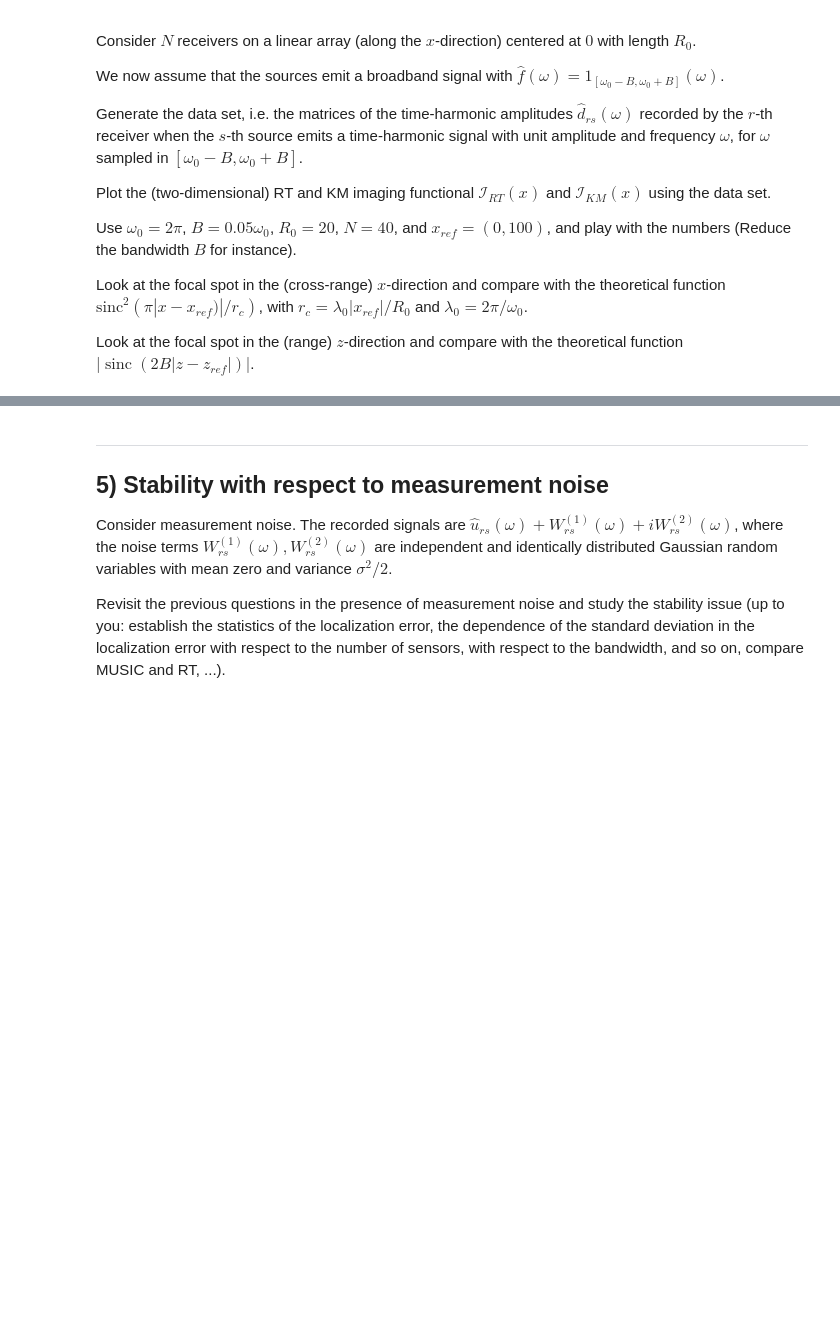
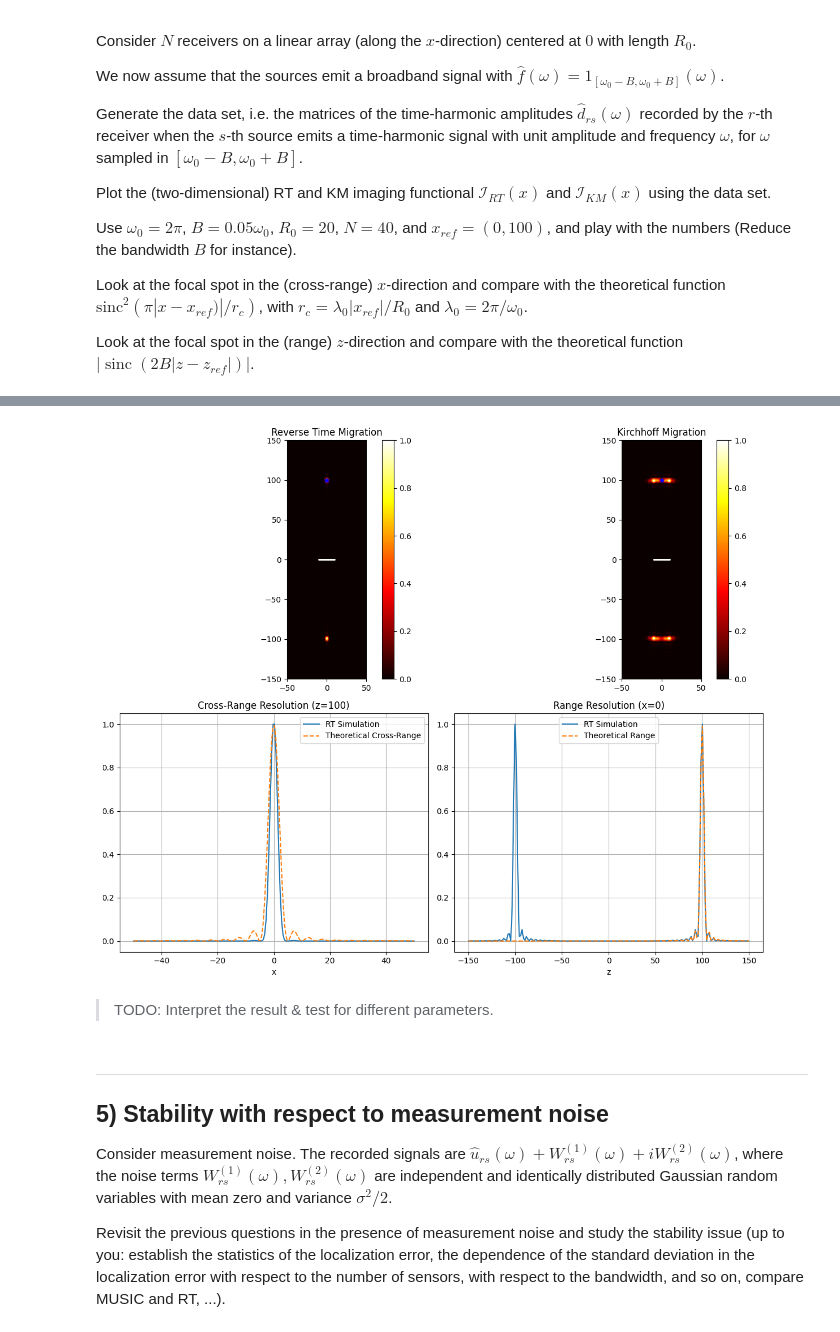
Before and after one commit to adonis107/MVA-IPI, a Jupyter notebook: notebooks/1. notebook.ipynb, the cells around one changed output, grey strips where cells are left out. Drawn from its saved outputs; the diff is of its cells as text; code cells hidden in the pictures; blank space fills up the shorter version.

```diff
--- a/notebooks/1. notebook.ipynb
+++ b/notebooks/1. notebook.ipynb
@@ -234,16 +229,12 @@ for idx, x_ref in enumerate(ref_positions):
     ax_th = axes[row_idx, col_start + 1]
 
     ax_rt.set_title(f"Position {x_ref}: Reverse Time Migration")
-    ax_rt.imshow(
-        I_RT, extent=(xlim[0], xlim[1], zlim[0], zlim[1]), origin="lower", cmap="hot"
-    )
+    ax_rt.imshow(I_RT, extent=(xlim[0], xlim[1], zlim[0], zlim[1]), origin="lower", cmap="hot")
     ax_rt.scatter(x_t[:, 0], x_t[:, 1], color="white", marker="x", label="Transducers")
     ax_rt.scatter(x_ref[0], x_ref[1], color="blue", marker="*", label="Reflector")
 
     ax_th.set_title(f"Position {x_ref}: Theoretical Imaging Functional")
-    ax_th.imshow(
-        I_TH, extent=(xlim[0], xlim[1], zlim[0], zlim[1]), origin="lower", cmap="hot"
-    )
+    ax_th.imshow(I_TH, extent=(xlim[0], xlim[1], zlim[0], zlim[1]), origin="lower", cmap="hot")
     ax_th.scatter(x_t[:, 0], x_t[:, 1], color="white", marker="x", label="Transducers")
     ax_th.scatter(x_ref[0], x_ref[1], color="blue", marker="*", label="Reflector")
 
@@ -541,10 +489,0 @@ X, Z = np.meshgrid(x, z)
-# %%
-data_list = []
-
-for omega in ws:
-    dist_t_ref = np.linalg.norm(x_t - x_ref, axis=1)
-    v = GreenRT(dist_t_ref, omega)
-    D = -(omega**2 / 16) * np.outer(v, v)
-    data_list.append(D)
-
-data_list = np.array(data_list)  # shape (Nw, N, N)
@@ -676,3 +551,60 @@ interactive(children=(IntSlider(value=15, description='omega index', max=29), Ou
+# %%
+# Theoretical cross-range resolution
+z_idx = np.argmin(np.abs(z - x_ref[1]))
+rt_slice_x = I_RT[z_idx, :]
+th_slice_x = np.sinc((x - x_ref[0]) / r_c) ** 2
+
+# Theoretical range resolution
+x_idx = np.argmin(np.abs(x - x_ref[0]))
+rt_slice_z = I_RT[:, x_idx]
+dist_z = np.abs(z - x_ref[1])
+th_slice_z = np.abs(np.sinc((2 * B * dist_z) / np.pi))**2
+
+# Plot Results
+fig, axes = plt.subplots(2, 2, figsize=(12, 10))
+
+# Reverse-Time Migration Image
+im1 = axes[0, 0].imshow(I_RT, extent=(*xlim, *zlim), origin="lower", cmap="hot")
+axes[0, 0].set_title("Reverse Time Migration")
+axes[0, 0].scatter(*x_ref, c="blue", marker="*", label="Reflector")
+axes[0, 0].scatter(x_t[:, 0], x_t[:, 1], c="white", s=1, label="Transducers")
+axes[0, 0].set_aspect('equal')
+plt.colorbar(im1, ax=axes[0, 0])
+
+# Kirchhoff Migration Image
+im2 = axes[0, 1].imshow(I_KM, extent=(*xlim, *zlim), origin="lower", cmap="hot")
+axes[0, 1].set_title("Kirchhoff Migration")
+axes[0, 1].scatter(*x_ref, c="blue", marker="*", label="Reflector")
+axes[0, 1].scatter(x_t[:, 0], x_t[:, 1], c="white", s=1, label="Transducers")
+axes[0, 1].set_aspect('equal')
+plt.colorbar(im2, ax=axes[0, 1])
+
+# Cross-Range Slice
+axes[1, 0].plot(x, rt_slice_x, label="RT Simulation")
+axes[1, 0].plot(x, th_slice_x, "--", label="Theoretical Cross-Range")
+axes[1, 0].set_title(f"Cross-Range Resolution (z={x_ref[1]})")
+axes[1, 0].set_xlabel("x")
+axes[1, 0].legend()
+axes[1, 0].grid(True)
+
+# Range Slice
+axes[1, 1].plot(z, rt_slice_z, label="RT Simulation")
+axes[1, 1].plot(z, th_slice_z, "--", label="Theoretical Range")
+axes[1, 1].set_title(f"Range Resolution (x={x_ref[0]})")
+axes[1, 1].set_xlabel("z")
+axes[1, 1].legend()
+axes[1, 1].grid(True)
+
+plt.tight_layout()
+plt.show()
+# %% [output]
+[figure, added]
+# %% [markdown]
+<blockquote>
+
+TODO: Interpret the result & test for different parameters.
+
+</blockquote>
 # %% [markdown]
 ---
 ## 5) Stability with respect to measurement noise
```
Also changed, not shown: parts of 21 cells of this notebook, 1 other file.
